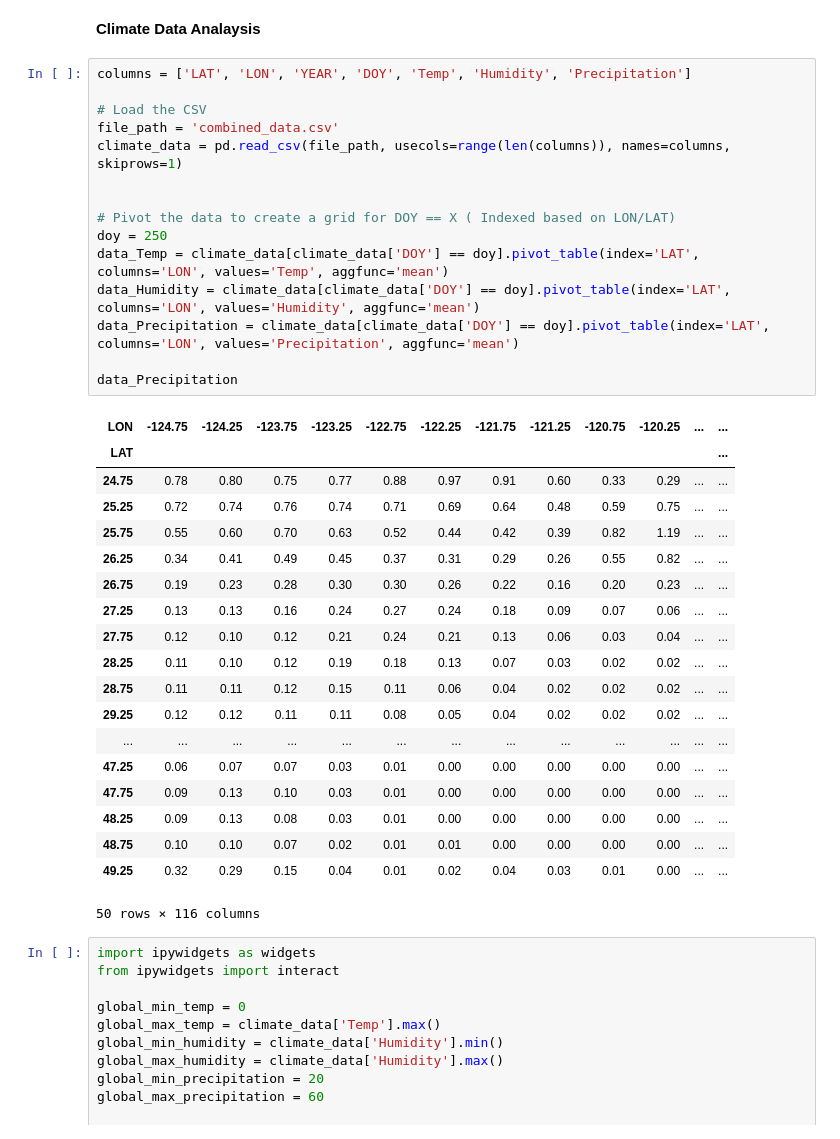
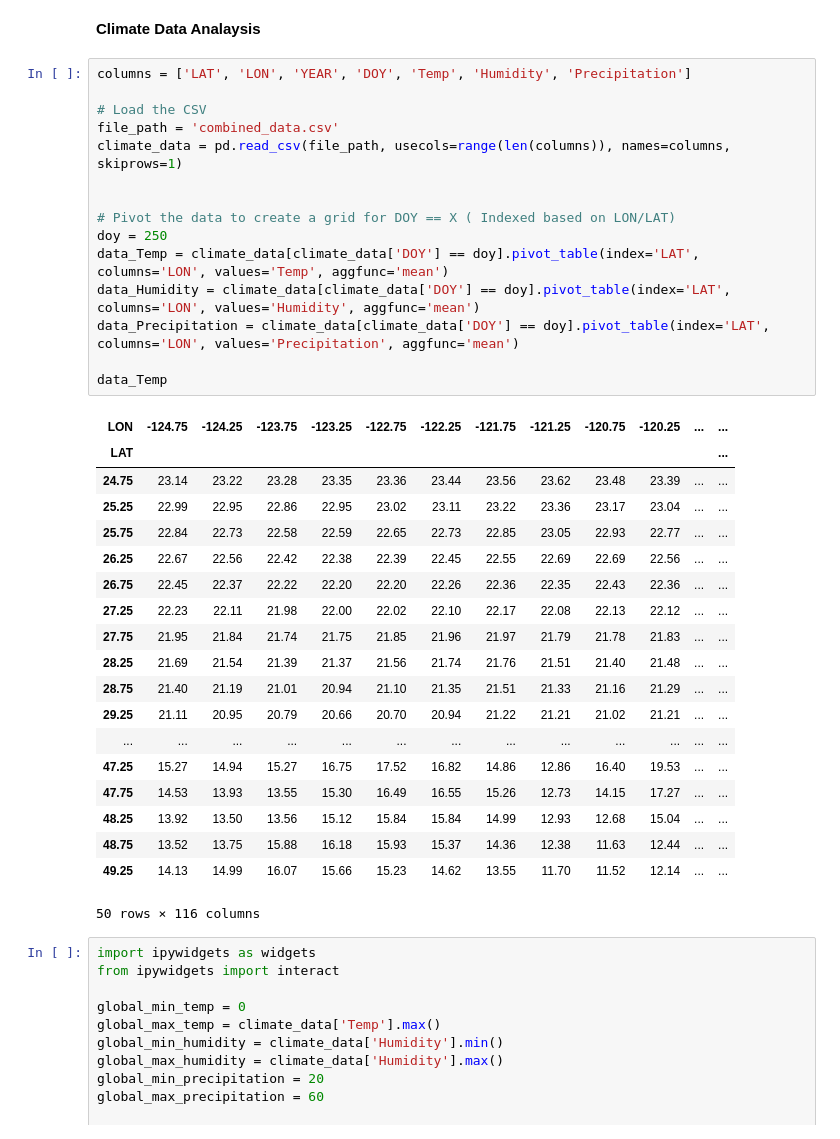
Before and after one commit to MatinMarjani/ABM-WNV, a Jupyter notebook: ClimateDataHandler.ipynb, the cells around one changed output. Saved outputs shown, nothing was run; the diff lists cells and outputs as text.

```diff
--- a/ClimateDataHandler.ipynb
+++ b/ClimateDataHandler.ipynb
@@ -34,37 +34,37 @@ All files have been combined into combined_data.csv
 # %%
 columns = ['LAT', 'LON', 'YEAR', 'DOY', 'Temp', 'Humidity', 'Precipitation']
 
 # Load the CSV
 file_path = 'combined_data.csv'
 climate_data = pd.read_csv(file_path, usecols=range(len(columns)), names=columns, skiprows=1)
 
 
 # Pivot the data to create a grid for DOY == X ( Indexed based on LON/LAT)
 doy = 250
 data_Temp = climate_data[climate_data['DOY'] == doy].pivot_table(index='LAT', columns='LON', values='Temp', aggfunc='mean')
 data_Humidity = climate_data[climate_data['DOY'] == doy].pivot_table(index='LAT', columns='LON', values='Humidity', aggfunc='mean')
 data_Precipitation = climate_data[climate_data['DOY'] == doy].pivot_table(index='LAT', columns='LON', values='Precipitation', aggfunc='mean')
 
-data_Precipitation
+data_Temp
 # %% [output]
 | LON | -124.75 | -124.25 | -123.75 | -123.25 | -122.75 | -122.25 | -121.75 | -121.25 | -120.75 | -120.25 | ... | ... |
 | LAT |  |  |  |  |  |  |  |  |  |  |  | ... |
-| 24.75 | 0.78 | 0.80 | 0.75 | 0.77 | 0.88 | 0.97 | 0.91 | 0.60 | 0.33 | 0.29 | ... | ... |
-| 25.25 | 0.72 | 0.74 | 0.76 | 0.74 | 0.71 | 0.69 | 0.64 | 0.48 | 0.59 | 0.75 | ... | ... |
-| 25.75 | 0.55 | 0.60 | 0.70 | 0.63 | 0.52 | 0.44 | 0.42 | 0.39 | 0.82 | 1.19 | ... | ... |
-| 26.25 | 0.34 | 0.41 | 0.49 | 0.45 | 0.37 | 0.31 | 0.29 | 0.26 | 0.55 | 0.82 | ... | ... |
-| 26.75 | 0.19 | 0.23 | 0.28 | 0.30 | 0.30 | 0.26 | 0.22 | 0.16 | 0.20 | 0.23 | ... | ... |
-| 27.25 | 0.13 | 0.13 | 0.16 | 0.24 | 0.27 | 0.24 | 0.18 | 0.09 | 0.07 | 0.06 | ... | ... |
-| 27.75 | 0.12 | 0.10 | 0.12 | 0.21 | 0.24 | 0.21 | 0.13 | 0.06 | 0.03 | 0.04 | ... | ... |
-| 28.25 | 0.11 | 0.10 | 0.12 | 0.19 | 0.18 | 0.13 | 0.07 | 0.03 | 0.02 | 0.02 | ... | ... |
-| 28.75 | 0.11 | 0.11 | 0.12 | 0.15 | 0.11 | 0.06 | 0.04 | 0.02 | 0.02 | 0.02 | ... | ... |
-| 29.25 | 0.12 | 0.12 | 0.11 | 0.11 | 0.08 | 0.05 | 0.04 | 0.02 | 0.02 | 0.02 | ... | ... |
+| 24.75 | 23.14 | 23.22 | 23.28 | 23.35 | 23.36 | 23.44 | 23.56 | 23.62 | 23.48 | 23.39 | ... | ... |
+| 25.25 | 22.99 | 22.95 | 22.86 | 22.95 | 23.02 | 23.11 | 23.22 | 23.36 | 23.17 | 23.04 | ... | ... |
+| 25.75 | 22.84 | 22.73 | 22.58 | 22.59 | 22.65 | 22.73 | 22.85 | 23.05 | 22.93 | 22.77 | ... | ... |
+| 26.25 | 22.67 | 22.56 | 22.42 | 22.38 | 22.39 | 22.45 | 22.55 | 22.69 | 22.69 | 22.56 | ... | ... |
+| 26.75 | 22.45 | 22.37 | 22.22 | 22.20 | 22.20 | 22.26 | 22.36 | 22.35 | 22.43 | 22.36 | ... | ... |
+| 27.25 | 22.23 | 22.11 | 21.98 | 22.00 | 22.02 | 22.10 | 22.17 | 22.08 | 22.13 | 22.12 | ... | ... |
+| 27.75 | 21.95 | 21.84 | 21.74 | 21.75 | 21.85 | 21.96 | 21.97 | 21.79 | 21.78 | 21.83 | ... | ... |
+| 28.25 | 21.69 | 21.54 | 21.39 | 21.37 | 21.56 | 21.74 | 21.76 | 21.51 | 21.40 | 21.48 | ... | ... |
+| 28.75 | 21.40 | 21.19 | 21.01 | 20.94 | 21.10 | 21.35 | 21.51 | 21.33 | 21.16 | 21.29 | ... | ... |
+| 29.25 | 21.11 | 20.95 | 20.79 | 20.66 | 20.70 | 20.94 | 21.22 | 21.21 | 21.02 | 21.21 | ... | ... |
 | ... | ... | ... | ... | ... | ... | ... | ... | ... | ... | ... | ... | ... |
-| 47.25 | 0.06 | 0.07 | 0.07 | 0.03 | 0.01 | 0.00 | 0.00 | 0.00 | 0.00 | 0.00 | ... | ... |
-| 47.75 | 0.09 | 0.13 | 0.10 | 0.03 | 0.01 | 0.00 | 0.00 | 0.00 | 0.00 | 0.00 | ... | ... |
-| 48.25 | 0.09 | 0.13 | 0.08 | 0.03 | 0.01 | 0.00 | 0.00 | 0.00 | 0.00 | 0.00 | ... | ... |
-| 48.75 | 0.10 | 0.10 | 0.07 | 0.02 | 0.01 | 0.01 | 0.00 | 0.00 | 0.00 | 0.00 | ... | ... |
-| 49.25 | 0.32 | 0.29 | 0.15 | 0.04 | 0.01 | 0.02 | 0.04 | 0.03 | 0.01 | 0.00 | ... | ... |
+| 47.25 | 15.27 | 14.94 | 15.27 | 16.75 | 17.52 | 16.82 | 14.86 | 12.86 | 16.40 | 19.53 | ... | ... |
+| 47.75 | 14.53 | 13.93 | 13.55 | 15.30 | 16.49 | 16.55 | 15.26 | 12.73 | 14.15 | 17.27 | ... | ... |
+| 48.25 | 13.92 | 13.50 | 13.56 | 15.12 | 15.84 | 15.84 | 14.99 | 12.93 | 12.68 | 15.04 | ... | ... |
+| 48.75 | 13.52 | 13.75 | 15.88 | 16.18 | 15.93 | 15.37 | 14.36 | 12.38 | 11.63 | 12.44 | ... | ... |
+| 49.25 | 14.13 | 14.99 | 16.07 | 15.66 | 15.23 | 14.62 | 13.55 | 11.70 | 11.52 | 12.14 | ... | ... |
 50 rows × 116 columns
 # %%
 import ipywidgets as widgets
```
